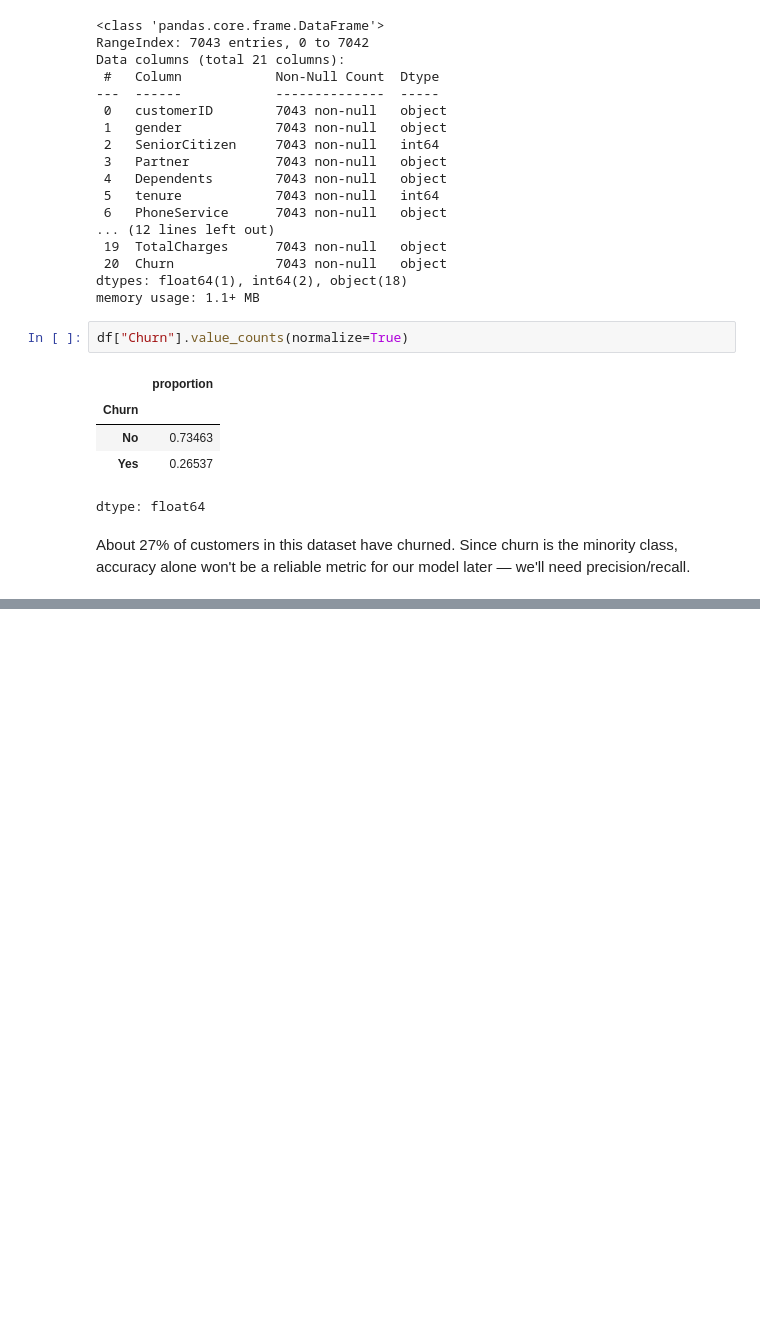
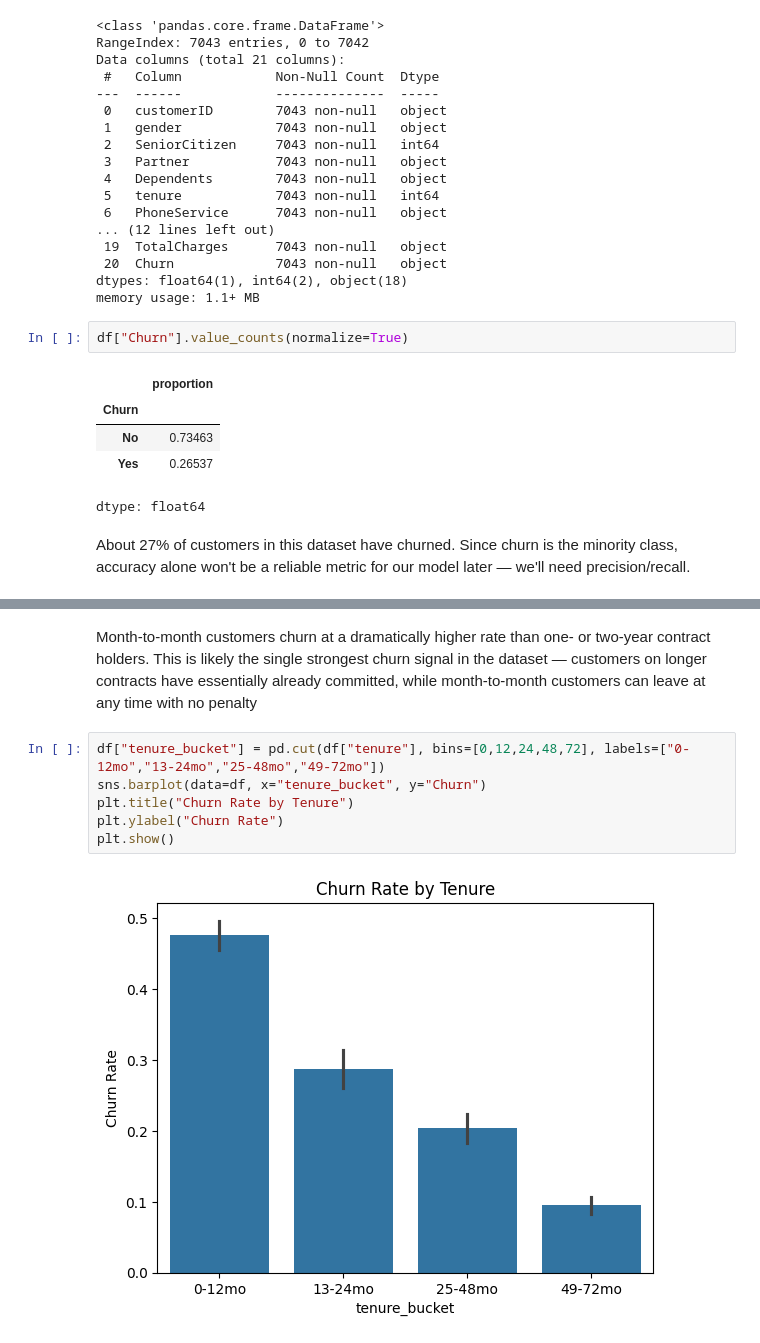
Before and after one commit to Maneeshraja19/churniq, a Jupyter notebook: notebooks/01_eda_and_modeling.ipynb, the cells around one changed output, grey strips where cells are left out. Drawn from its saved outputs; the diff is of its cells as text; blank space fills up the shorter version.

```diff
--- a/notebooks/01_eda_and_modeling.ipynb
+++ b/notebooks/01_eda_and_modeling.ipynb
@@ -45,0 +99,10 @@ About 27% of customers in this dataset have churned. Since churn is the minority
+# %% [markdown]
+Month-to-month customers churn at a dramatically higher rate than one- or two-year contract holders. This is likely the single strongest churn signal in the dataset — customers on longer contracts have essentially already committed, while month-to-month customers can leave at any time with no penalty
+# %%
+df["tenure_bucket"] = pd.cut(df["tenure"], bins=[0,12,24,48,72], labels=["0-12mo","13-24mo","25-48mo","49-72mo"])
+sns.barplot(data=df, x="tenure_bucket", y="Churn")
+plt.title("Churn Rate by Tenure")
+plt.ylabel("Churn Rate")
+plt.show()
+# %% [output]
+[figure, added]
```
Also changed, not shown: parts of 14 cells of this notebook.
